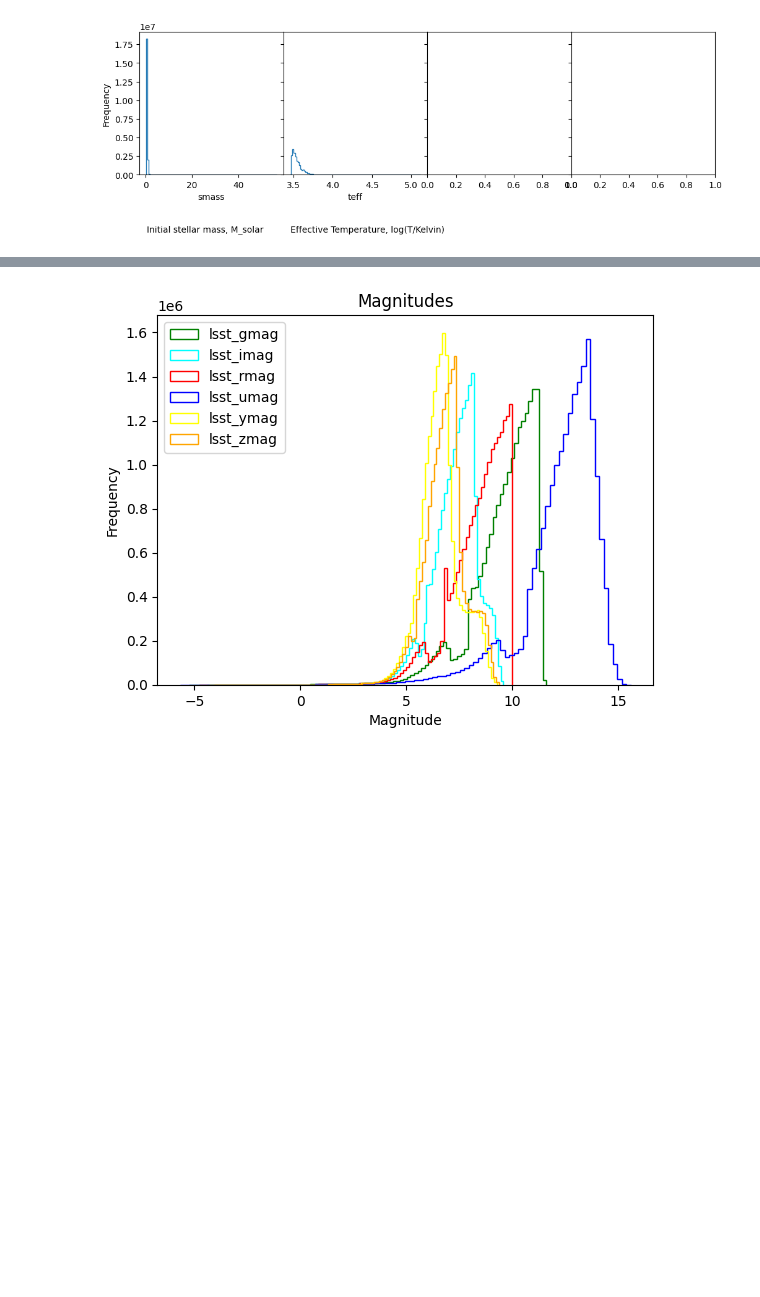
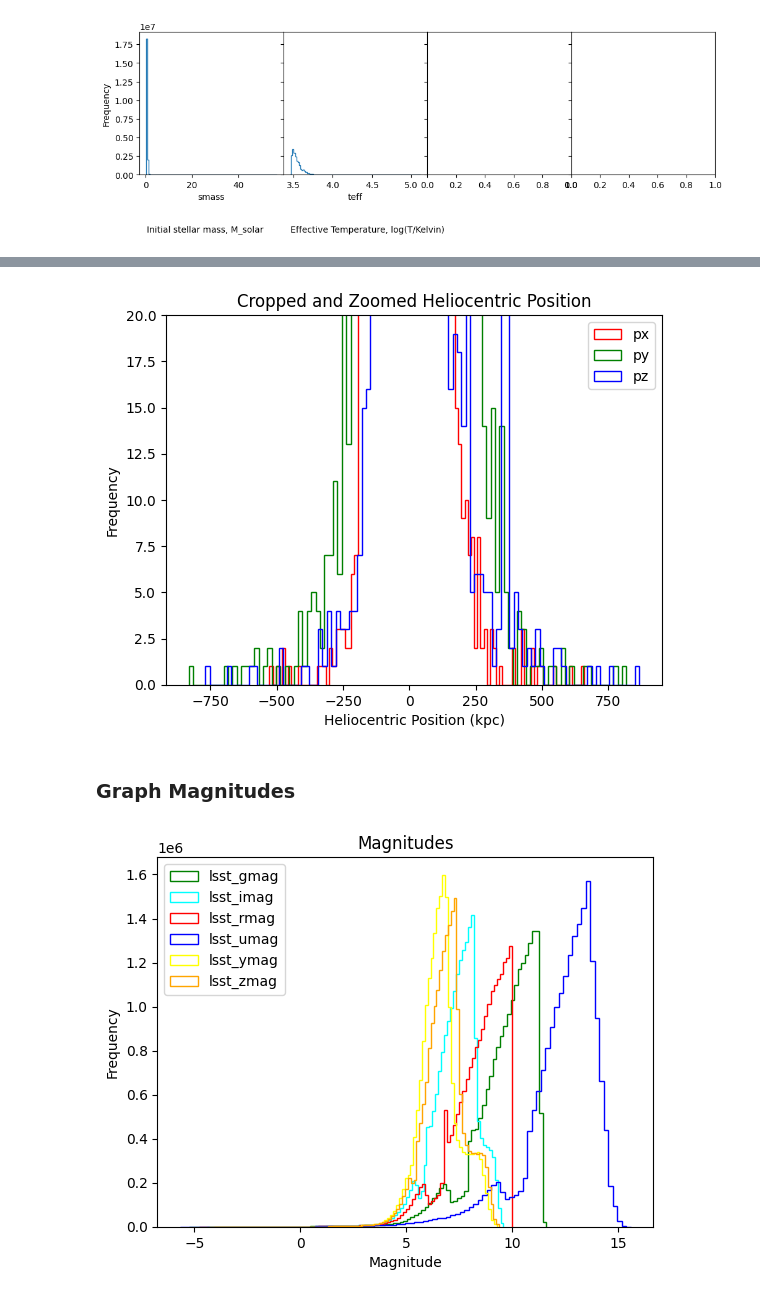
Before and after one commit to aeden2019/ananke_vera_rubin, a Jupyter notebook: vera_rubin.ipynb, the cells around one changed output, grey strips where cells are left out. Drawn from its saved outputs; the diff is of its cells as text; code cells hidden in the pictures; blank space fills up the shorter version.

```diff
--- a/vera_rubin.ipynb
+++ b/vera_rubin.ipynb
@@ -276,3 +274,25 @@ plt.show()
+# %%
+# Zoom in on central distribution to further explore low frequency values
+
+# Create the histogram
+fig, ax = plt.subplots()
+for col, color in zip(column_names, colors):
+    ax.hist(df[col], bins=100, histtype='step', color=color, label=col)
+
+# Add legend, labels, and title
+ax.legend()
+ax.set_xlabel('Heliocentric Position (kpc)')
+ax.set_ylabel('Frequency')
+plt.title('Cropped and Zoomed Heliocentric Position')
+
+# Limit values
+plt.ylim([0,20])
+
+plt.show()
+# %% [output]
+[figure, added]
+# %% [markdown]
+### Graph Magnitudes
 # %%
 # Plot Magnitudes
 
```
Also changed, not shown: parts of 30 cells of this notebook.
